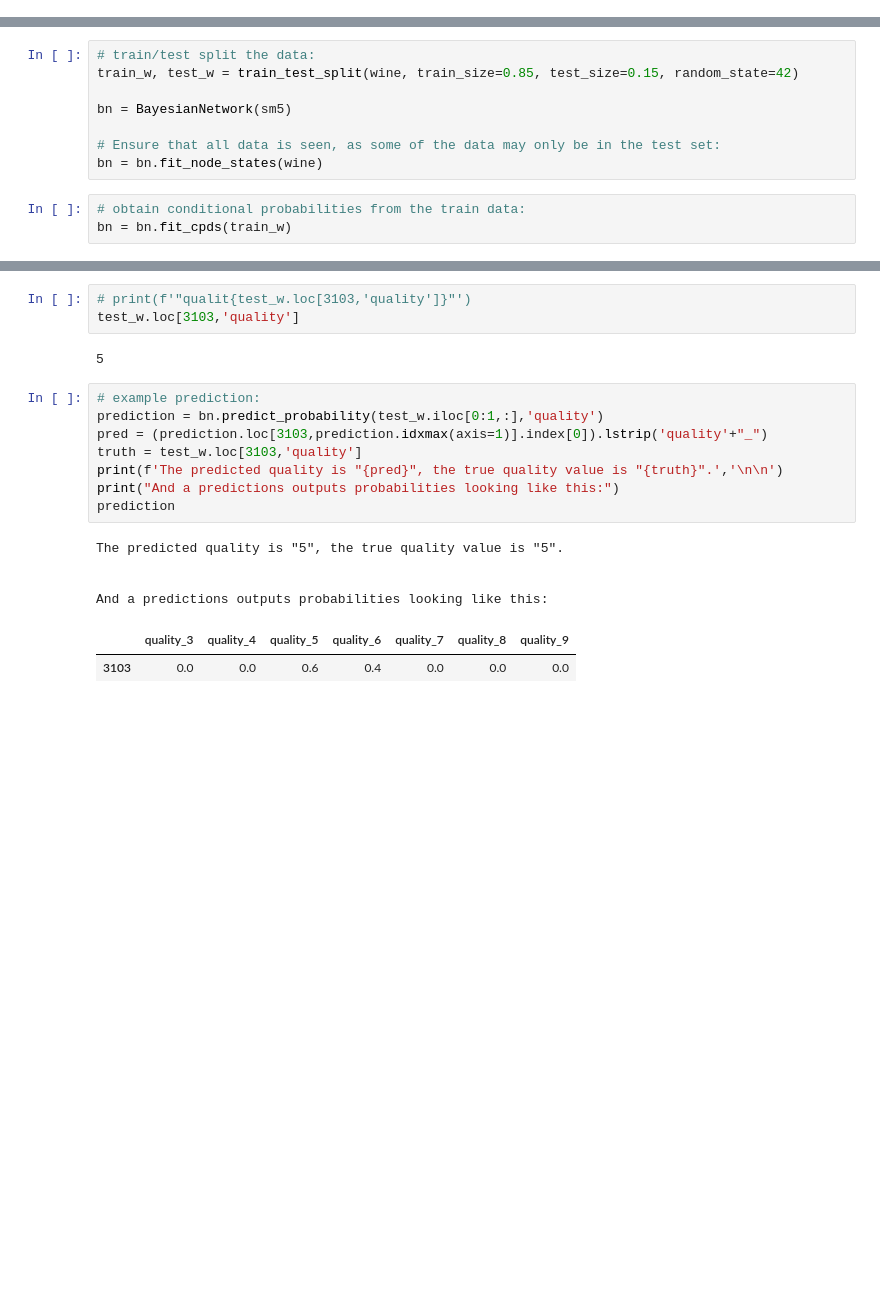
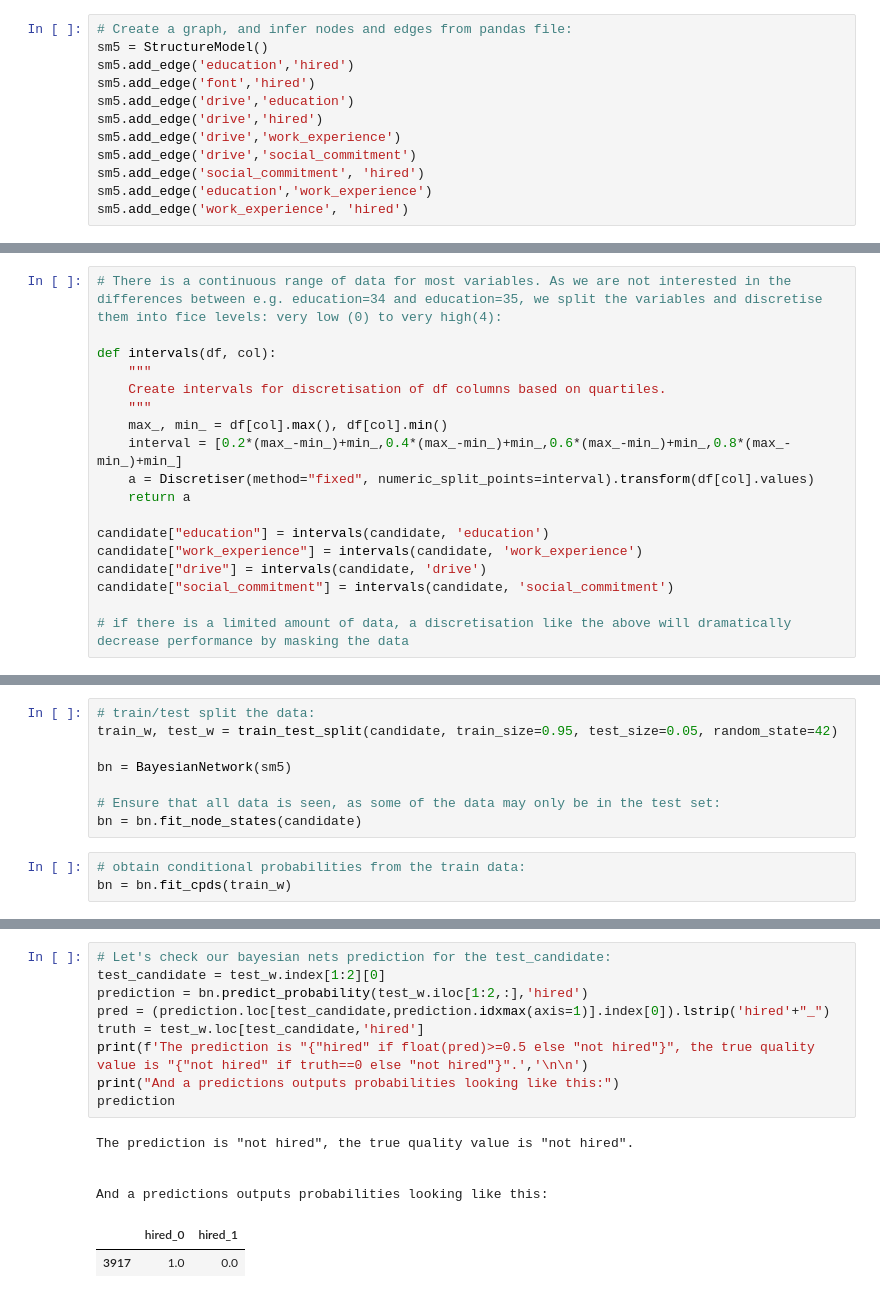
Before and after one commit to 1112114641/BayesianNetwork, a Jupyter notebook: abc.ipynb, the cells around one changed output, grey strips where cells are left out. Saved outputs shown, nothing was run; the diff lists cells and outputs as text; blank space fills up the shorter version.

```diff
--- a/abc.ipynb
+++ b/abc.ipynb
@@ -215,0 +259,12 @@ wine["alcohol"] = Discretiser(method="fixed",
+# %%
+# Create a graph, and infer nodes and edges from pandas file:
+sm5 = StructureModel()
+sm5.add_edge('education','hired')
+sm5.add_edge('font','hired')
+sm5.add_edge('drive','education')
+sm5.add_edge('drive','hired')
+sm5.add_edge('drive','work_experience')
+sm5.add_edge('drive','social_commitment')
+sm5.add_edge('social_commitment', 'hired')
+sm5.add_edge('education','work_experience')
+sm5.add_edge('work_experience', 'hired')
@@ -216,2 +282,20 @@ wine["alcohol"] = Discretiser(method="fixed",
+# %%
+# There is a continuous range of data for most variables. As we are not interested in the differences between e.g. education=34 and education=35, we split the variables and discretise them into fice levels: very low (0) to very high(4):
+
+def intervals(df, col):
+    """
+    Create intervals for discretisation of df columns based on quartiles.
+    """
+    max_, min_ = df[col].max(), df[col].min()
+    interval = [0.2*(max_-min_)+min_,0.4*(max_-min_)+min_,0.6*(max_-min_)+min_,0.8*(max_-min_)+min_]
+    a = Discretiser(method="fixed", numeric_split_points=interval).transform(df[col].values)
+    return a
+
+candidate["education"] = intervals(candidate, 'education')
+candidate["work_experience"] = intervals(candidate, 'work_experience')
+candidate["drive"] = intervals(candidate, 'drive')
+candidate["social_commitment"] = intervals(candidate, 'social_commitment')
+
+# if there is a limited amount of data, a discretisation like the above will dramatically decrease performance by masking the data
 # %%
 # check the discretisation - are all levels well populated:
@@ -228,12 +312,12 @@ a = wine.hist()
 #     wine[_] = wine[_].map(label_map)
 # %%
 # train/test split the data:
-train_w, test_w = train_test_split(wine, train_size=0.85, test_size=0.15, random_state=42)
+train_w, test_w = train_test_split(candidate, train_size=0.95, test_size=0.05, random_state=42)
 
 bn = BayesianNetwork(sm5)
 
 # Ensure that all data is seen, as some of the data may only be in the test set:
-bn = bn.fit_node_states(wine)
+bn = bn.fit_node_states(candidate)
 # %%
 # obtain conditional probabilities from the train data:
 bn = bn.fit_cpds(train_w)
@@ -260,23 +327,19 @@ bn.cpds['quality']
-# %%
-# print(f'"qualit{test_w.loc[3103,'quality']}"')
-test_w.loc[3103,'quality']
-# %% [output]
-5
 # %%
-# example prediction:
-prediction = bn.predict_probability(test_w.iloc[0:1,:],'quality')
-pred = (prediction.loc[3103,prediction.idxmax(axis=1)].index[0]).lstrip('quality'+"_")
-truth = test_w.loc[3103,'quality']
-print(f'The predicted quality is "{pred}", the true quality value is "{truth}".','\n\n')
+# Let's check our bayesian nets prediction for the test_candidate:
+test_candidate = test_w.index[1:2][0]
+prediction = bn.predict_probability(test_w.iloc[1:2,:],'hired')
+pred = (prediction.loc[test_candidate,prediction.idxmax(axis=1)].index[0]).lstrip('hired'+"_")
+truth = test_w.loc[test_candidate,'hired']
+print(f'The prediction is "{"hired" if float(pred)>=0.5 else "not hired"}", the true quality value is "{"not hired" if truth==0 else "not hired"}".','\n\n')
 print("And a predictions outputs probabilities looking like this:")
 prediction
 # %% [output]
-The predicted quality is "5", the true quality value is "5".
+The prediction is "not hired", the true quality value is "not hired".
 
 
 And a predictions outputs probabilities looking like this:
-|  | quality_3 | quality_4 | quality_5 | quality_6 | quality_7 | quality_8 | quality_9 |
-| 3103 | 0.0 | 0.0 | 0.6 | 0.4 | 0.0 | 0.0 | 0.0 |
+|  | hired_0 | hired_1 |
+| 3917 | 1.0 | 0.0 |
 # %%
 # To do some quality measurements, lets calculate reciever operator curve (ROC) and area under curve (AUC):
 
```
Also changed, not shown: parts of 42 cells of this notebook, 2 other files.
